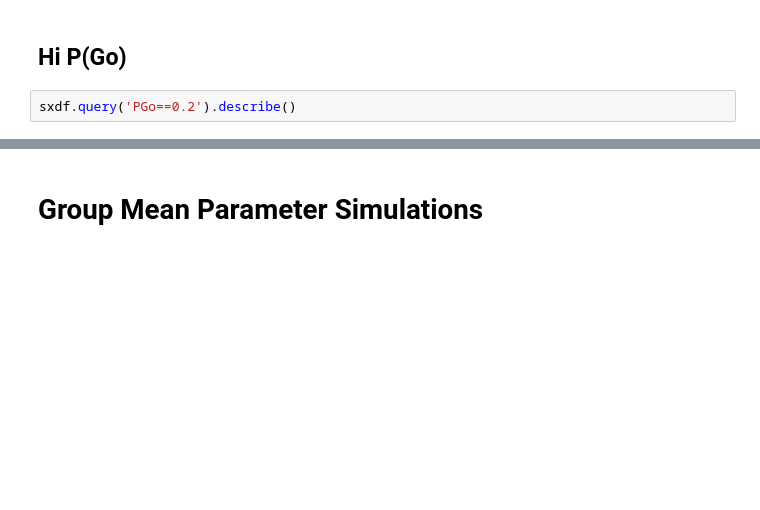
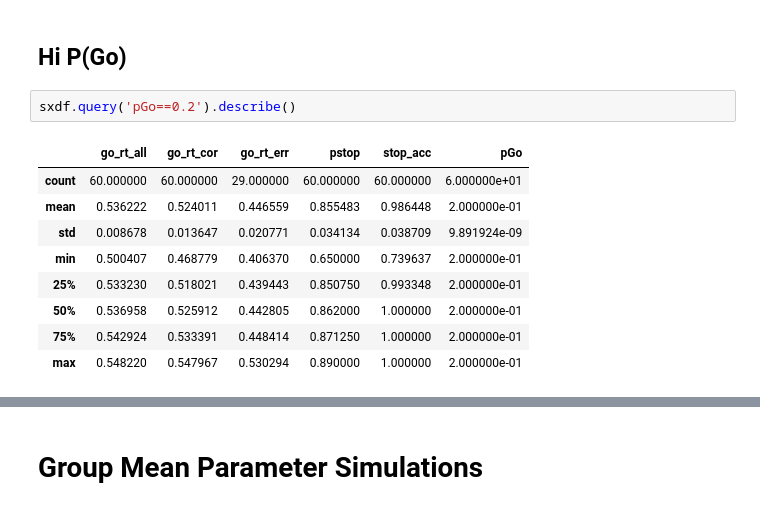
Before and after one commit to dunovank/pynb, a Jupyter notebook: hddm-to-radd simulations.ipynb, the cells around one changed output, grey strips where cells are left out. Saved outputs shown, nothing was run; the diff lists cells and outputs as text; blank space fills up the shorter version.

```diff
--- a/hddm-to-radd simulations.ipynb
+++ b/hddm-to-radd simulations.ipynb
@@ -24,4 +34,14 @@ sxdf.query('PGo==0.8').describe()
 # %% [markdown]
 ## Hi P(Go)
 # %%
-sxdf.query('PGo==0.2').describe()
+sxdf.query('pGo==0.2').describe()
+# %% [output]
+|  | go_rt_all | go_rt_cor | go_rt_err | pstop | stop_acc | pGo |
+| count | 60.000000 | 60.000000 | 29.000000 | 60.000000 | 60.000000 | 6.000000e+01 |
+| mean | 0.536222 | 0.524011 | 0.446559 | 0.855483 | 0.986448 | 2.000000e-01 |
+| std | 0.008678 | 0.013647 | 0.020771 | 0.034134 | 0.038709 | 9.891924e-09 |
+| min | 0.500407 | 0.468779 | 0.406370 | 0.650000 | 0.739637 | 2.000000e-01 |
+| 25% | 0.533230 | 0.518021 | 0.439443 | 0.850750 | 0.993348 | 2.000000e-01 |
+| 50% | 0.536958 | 0.525912 | 0.442805 | 0.862000 | 1.000000 | 2.000000e-01 |
+| 75% | 0.542924 | 0.533391 | 0.448414 | 0.871250 | 1.000000 | 2.000000e-01 |
+| max | 0.548220 | 0.547967 | 0.530294 | 0.890000 | 1.000000 | 2.000000e-01 |
```
Also changed, not shown: parts of 6 cells of this notebook, 1 other file.
